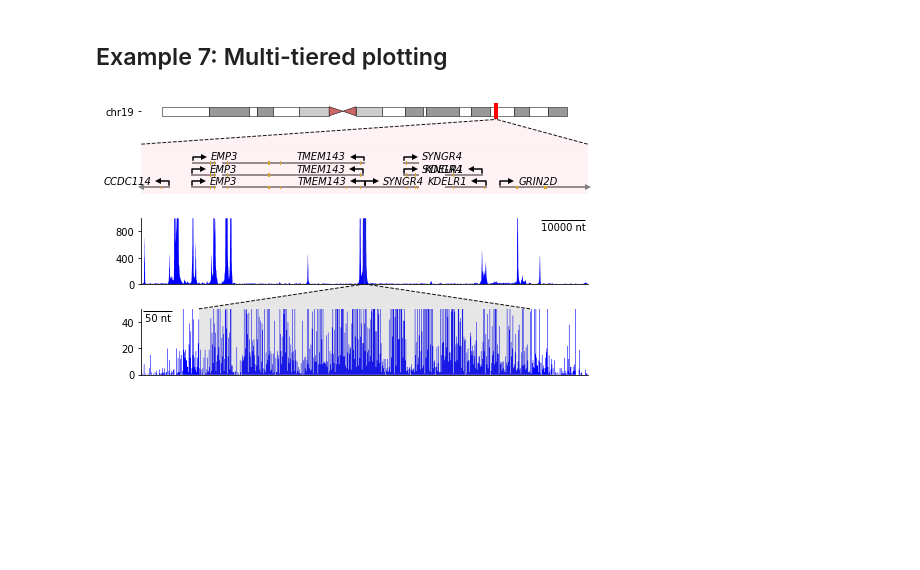
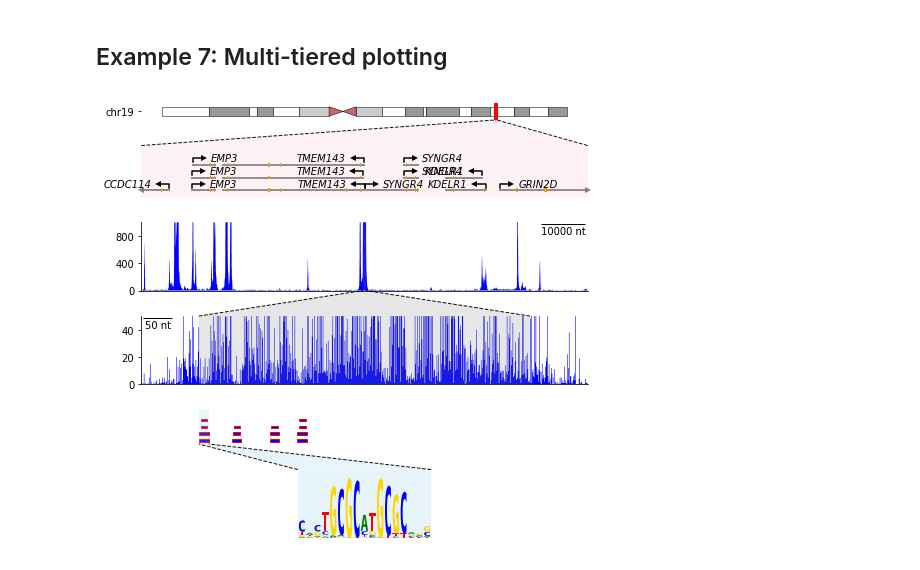
Before and after one commit to vierstralab/genome-tools, a Jupyter notebook: examples/UsageExamples.ipynb, the cells around one changed output. Cells and saved outputs as stored; diff of their text form; code cells hidden in the pictures; blank space fills up the shorter version.

```diff
--- a/examples/UsageExamples.ipynb
+++ b/examples/UsageExamples.ipynb
@@ -186,43 +186,69 @@ c1, c2, b1,b2, p = connectors.zoom_effect(ax_gencode, ax_ideogram, ls='--', face
 ## Example 7: Multi-tiered plotting
 # %%
 from genome_tools.plotting import gencode_annotation_track
+from genome_tools.plotting import segment_track
 from genome_tools.plotting import connectors
 
 fig=plt.figure()
-fig.set_size_inches(8, 5)
+fig.set_size_inches(8, 8)
 
-gs=gridspec.GridSpec(4, 1, height_ratios=[0.25, 0.75, 1, 1], hspace=0.5)
+gs=gridspec.GridSpec(6, 1, height_ratios=[0.25, 0.75, 1, 1, 0.5, 1], hspace=0.5)
 
 # Chromosome ideogram
 ax_ideogram=fig.add_subplot(gs[0,0])
 plotting.ideogram().render(ax_ideogram, interval_lg.chrom, interval_lg.start)
 
 # GENCODE gene annotation track
 ax_gencode=fig.add_subplot(gs[1,0])
 track=gencode_annotation_track(interval_lg)
 track.load_data("/home/jvierstra/data/genomes/hg38/gencode.v25.chr_patch_hapl_scaff.basic.annotation.gff3.gz")
 track.render(ax_gencode)
 
 # DNase I per-nucleotide cleavage data
 ax_lg=fig.add_subplot(gs[2,0])
 track=continuous_data_track(interval_lg, summed_cuts_lg, density=True, fill_between=0, min=0, max=1000, scale_bar=10000)
 track.render(ax_lg)
 
 #call-out zoom effect between ideogram and gene annotation track
 c1, c2, b1,b2, p = connectors.zoom_effect(ax_gencode, ax_ideogram, ls='--', facecolor='pink')
 
 #add a zoomed in track
 ax_zoom=fig.add_subplot(gs[3,0])
 track=continuous_data_track(interval, summed_cuts, fill_between=0, min=0, max=50, scale_bar=50, scale_bar_loc=2)
 track.render(ax_zoom)
 
 # add the callout connector
 c1, c2, b1,b2, p = \
     connectors.zoom_effect(ax_zoom, ax_lg,
                            xlims=(interval.start+100, interval.end-100),
                            ls='--', facecolor='grey')
 
+
+ax_motifs=fig.add_subplot(gs[4,0])
+track=segment_track(interval, edgecolor='red', lw=1)
+# You can define your own filter function when reading in BED-style data
+# variable "x" refers to an instance of a genomic_interval
+filtfunc = lambda x: x.name.find("NRF1")>=0 and x.strand=='+'
+track.load_data("/home/jvierstra/data/motifs/moods/GRCh38_no_alts.alldbs.1e-4/moods.combined.all.bed.gz", filterfunc=filtfunc)
+track.render(ax_motifs)
+
+
+#draw motif
+ax=fig.add_subplot(gs[5,0])
+
+motif=track.segments[1]
+
+pfm_file="/home/jvierstra/data/motifs/moods/GRCh38_no_alts.alldbs.1e-4/pfm/" + motif.name +".pfm"
+mat=np.loadtxt(pfm_file)
+
+plotting.pwm(mat).render(fig, ax, type='ic', xoffset=motif.start, pad=20)
+
+# add the callout connector
+c1, c2, b1,b2, p = \
+    connectors.zoom_effect(ax, ax_motifs, xlims=(motif.start, motif.end),
+                           ls='--', facecolor='skyblue')
+
 ##to save a pdf:
 ##plt.savefig("fig.pdf", transparent=True)
 # %% [output]
-[figure, old version]
+[figure, new version]
```
Also changed, not shown: parts of 1 cell of this notebook, 5 other files.
